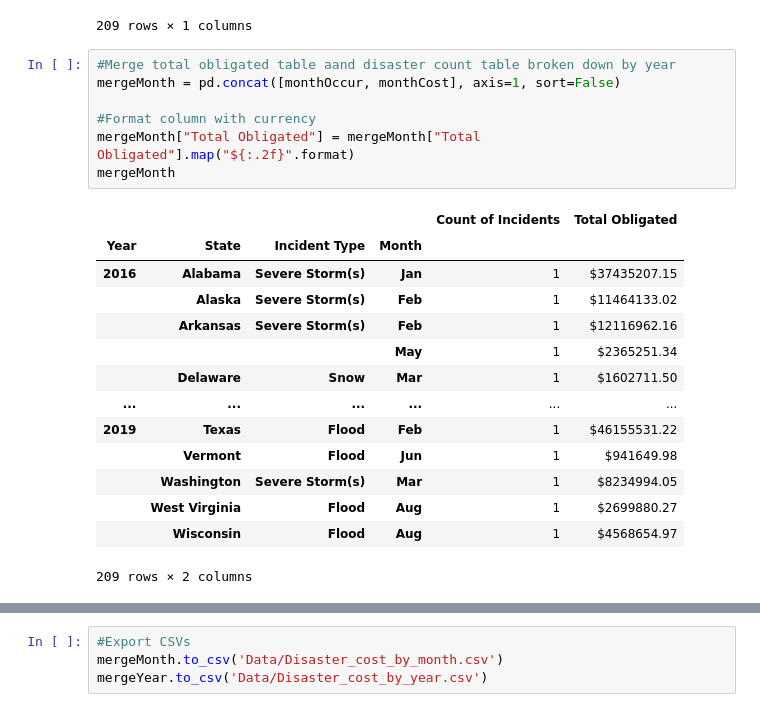
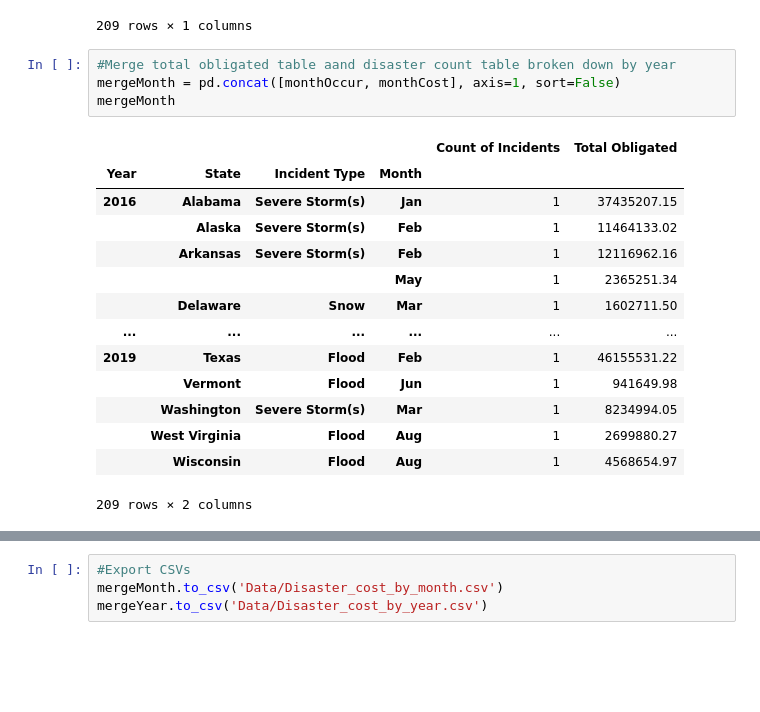
Before and after one commit to ryanwinn33/project2, a Jupyter notebook: Cleaning_PAS.ipynb, the cells around one changed output, grey strips where cells are left out. Saved outputs shown, nothing was run; the diff lists cells and outputs as text; blank space fills up the shorter version.

```diff
--- a/Cleaning_PAS.ipynb
+++ b/Cleaning_PAS.ipynb
@@ -363,22 +359,19 @@ monthCost
 # %%
 #Merge total obligated table aand disaster count table broken down by year
 mergeMonth = pd.concat([monthOccur, monthCost], axis=1, sort=False)
-
-#Format column with currency
-mergeMonth["Total Obligated"] = mergeMonth["Total Obligated"].map("${:.2f}".format)
 mergeMonth
 # %% [output]
 |  |  |  |  | Count of Incidents | Total Obligated |
 | Year | State | Incident Type | Month |  |  |
-| 2016 | Alabama | Severe Storm(s) | Jan | 1 | $37435207.15 |
-|  | Alaska | Severe Storm(s) | Feb | 1 | $11464133.02 |
-|  | Arkansas | Severe Storm(s) | Feb | 1 | $12116962.16 |
-|  |  |  | May | 1 | $2365251.34 |
-|  | Delaware | Snow | Mar | 1 | $1602711.50 |
+| 2016 | Alabama | Severe Storm(s) | Jan | 1 | 37435207.15 |
+|  | Alaska | Severe Storm(s) | Feb | 1 | 11464133.02 |
+|  | Arkansas | Severe Storm(s) | Feb | 1 | 12116962.16 |
+|  |  |  | May | 1 | 2365251.34 |
+|  | Delaware | Snow | Mar | 1 | 1602711.50 |
 | ... | ... | ... | ... | ... | ... |
-| 2019 | Texas | Flood | Feb | 1 | $46155531.22 |
-|  | Vermont | Flood | Jun | 1 | $941649.98 |
-|  | Washington | Severe Storm(s) | Mar | 1 | $8234994.05 |
-|  | West Virginia | Flood | Aug | 1 | $2699880.27 |
-|  | Wisconsin | Flood | Aug | 1 | $4568654.97 |
+| 2019 | Texas | Flood | Feb | 1 | 46155531.22 |
+|  | Vermont | Flood | Jun | 1 | 941649.98 |
+|  | Washington | Severe Storm(s) | Mar | 1 | 8234994.05 |
+|  | West Virginia | Flood | Aug | 1 | 2699880.27 |
+|  | Wisconsin | Flood | Aug | 1 | 4568654.97 |
 209 rows × 2 columns
```
Also changed, not shown: parts of 5 cells of this notebook, 2 other files.
